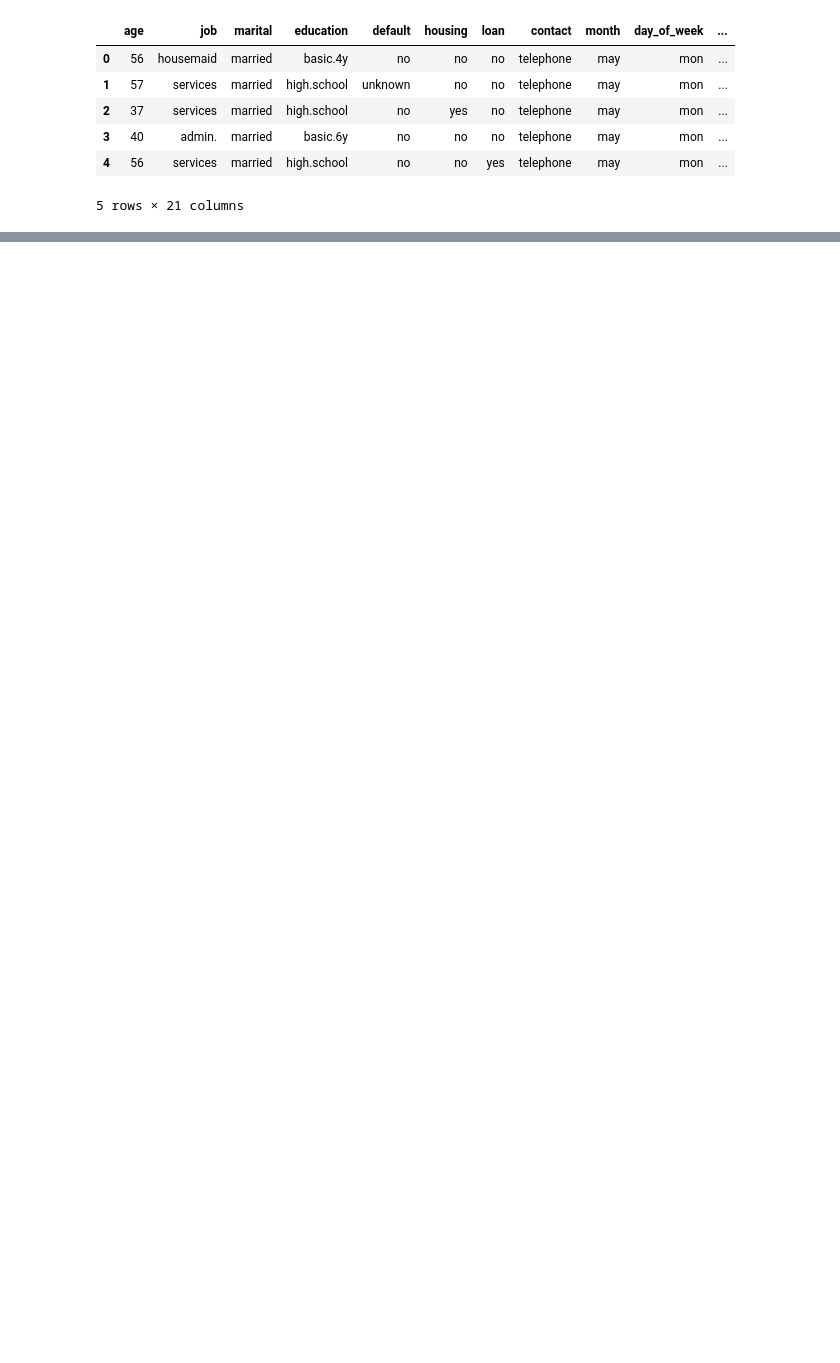
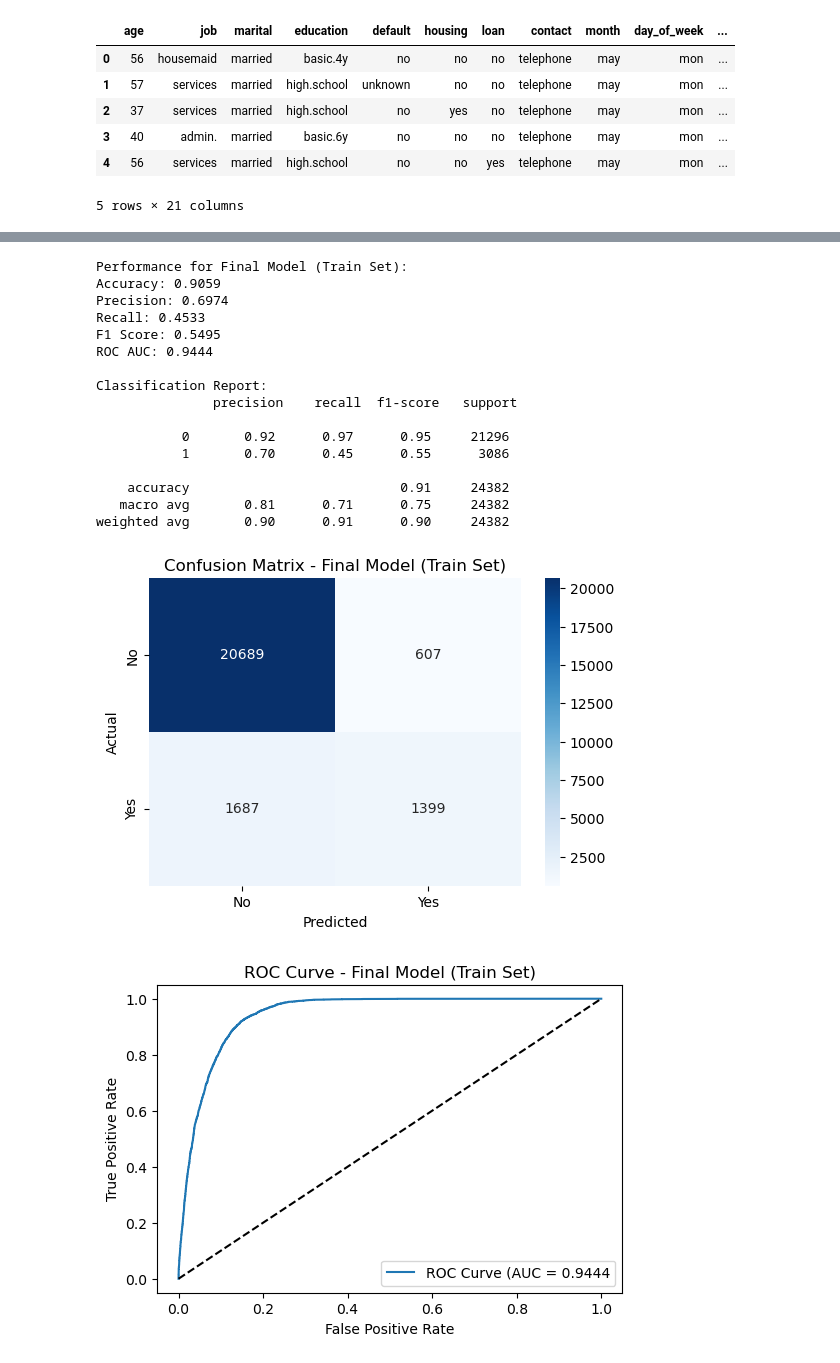
Before and after one commit to Yukitoshi12345/Bank-Marketing-Analysis, a Jupyter notebook: adaboostclassifier.ipynb, the cells around one changed output, grey strips where cells are left out. Drawn from its saved outputs; the diff is of its cells as text; code cells hidden in the pictures; blank space fills up the shorter version.

```diff
--- a/adaboostclassifier.ipynb
+++ b/adaboostclassifier.ipynb
@@ -118,0 +155,23 @@ Confusion Matrix:
+# %%
+# Train vs Test Performance Comparison
+evaluate_model(final_model, X_train, y_train, "Final Model (Train Set)")
+evaluate_model(final_model, X_test, y_test, "Final Model (Test Set)")
+# %% [output]
+Performance for Final Model (Train Set):
+Accuracy: 0.9059
+Precision: 0.6974
+Recall: 0.4533
+F1 Score: 0.5495
+ROC AUC: 0.9444
+
+Classification Report:
+               precision    recall  f1-score   support
+
+           0       0.92      0.97      0.95     21296
+           1       0.70      0.45      0.55      3086
+
+    accuracy                           0.91     24382
+   macro avg       0.81      0.71      0.75     24382
+weighted avg       0.90      0.91      0.90     24382
+[figure, added]
+[figure, added]
```
Also changed, not shown: parts of 15 cells of this notebook.
